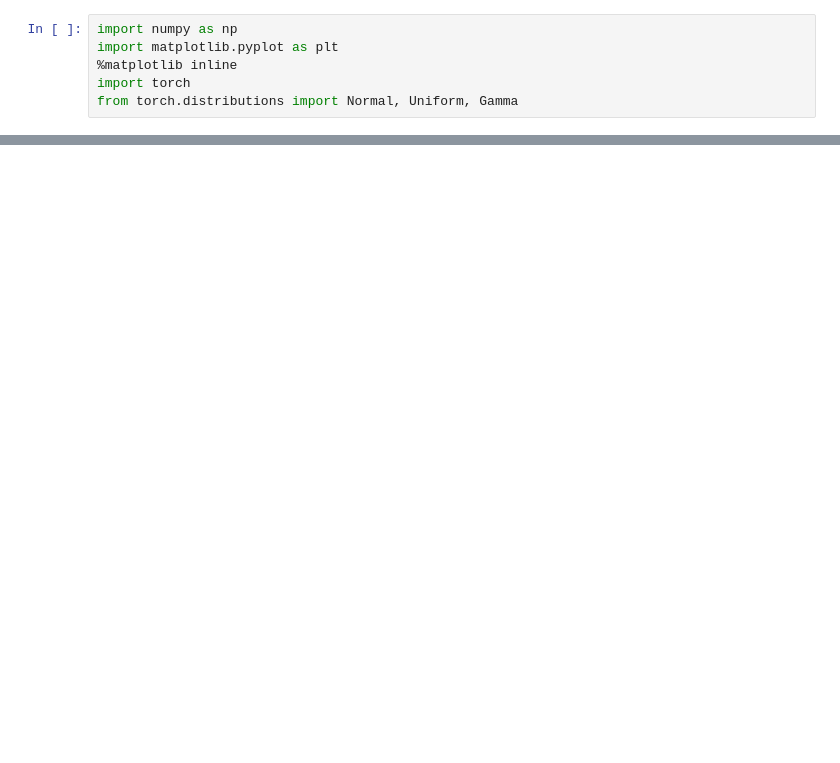
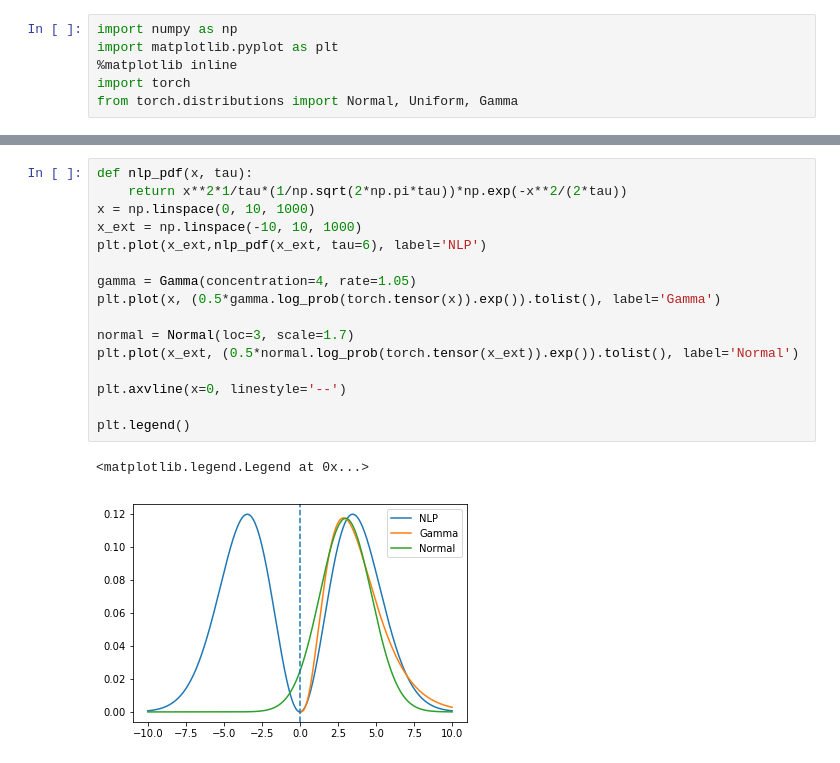
Before and after one commit to adamlu123/sandbox, a Jupyter notebook: GammaDistributionLearning.ipynb, the cells around one changed output, grey strips where cells are left out. Saved outputs shown, nothing was run; the diff lists cells and outputs as text; blank space fills up the shorter version.

```diff
--- a/GammaDistributionLearning.ipynb
+++ b/GammaDistributionLearning.ipynb
@@ -15,0 +17,19 @@ plt.legend()
+# %%
+def nlp_pdf(x, tau):
+    return x**2*1/tau*(1/np.sqrt(2*np.pi*tau))*np.exp(-x**2/(2*tau))
+x = np.linspace(0, 10, 1000)
+x_ext = np.linspace(-10, 10, 1000)
+plt.plot(x_ext,nlp_pdf(x_ext, tau=6), label='NLP')
+
+gamma = Gamma(concentration=4, rate=1.05)
+plt.plot(x, (0.5*gamma.log_prob(torch.tensor(x)).exp()).tolist(), label='Gamma')
+
+normal = Normal(loc=3, scale=1.7)
+plt.plot(x_ext, (0.5*normal.log_prob(torch.tensor(x_ext)).exp()).tolist(), label='Normal')
+
+plt.axvline(x=0, linestyle='--')
+
+plt.legend()
+# %% [output]
+<matplotlib.legend.Legend at 0x...>
+[figure, added]
```
Also changed, not shown: parts of 1 cell of this notebook, 2 other files.
